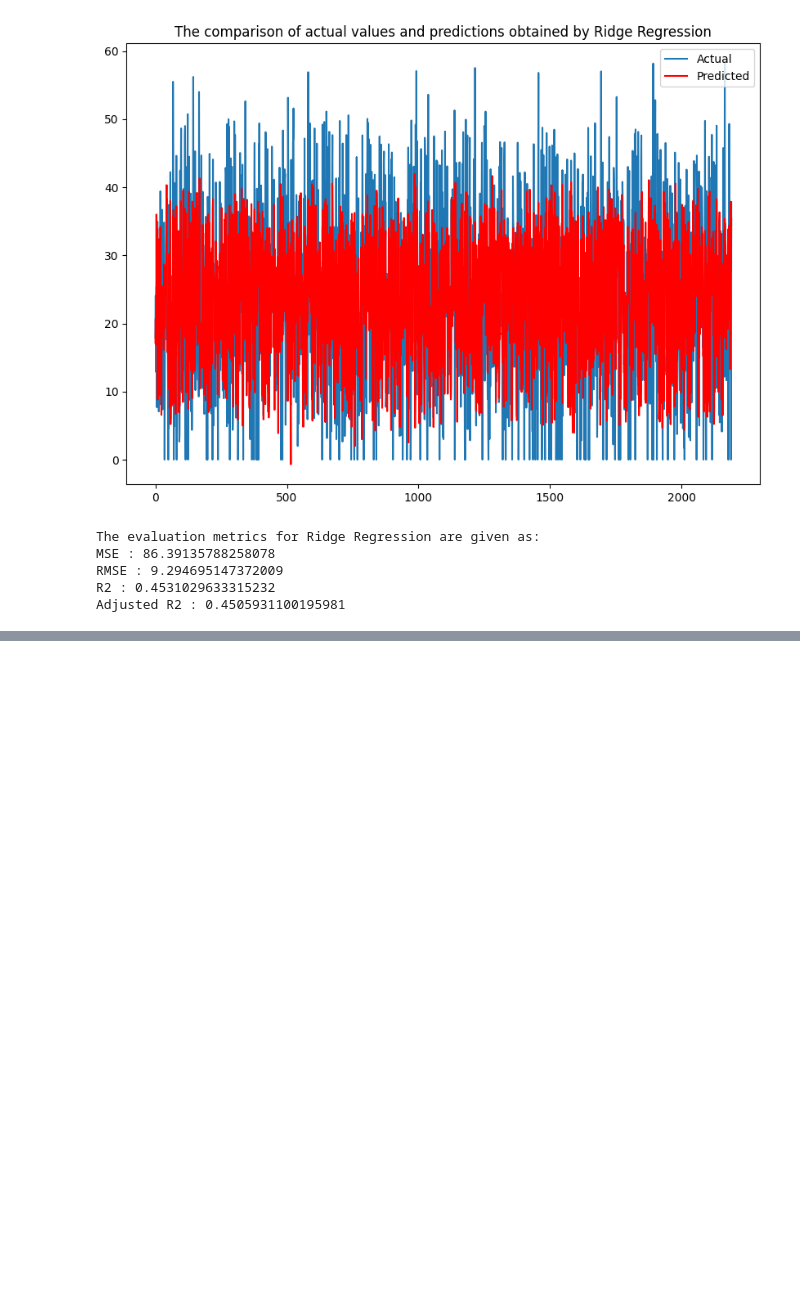
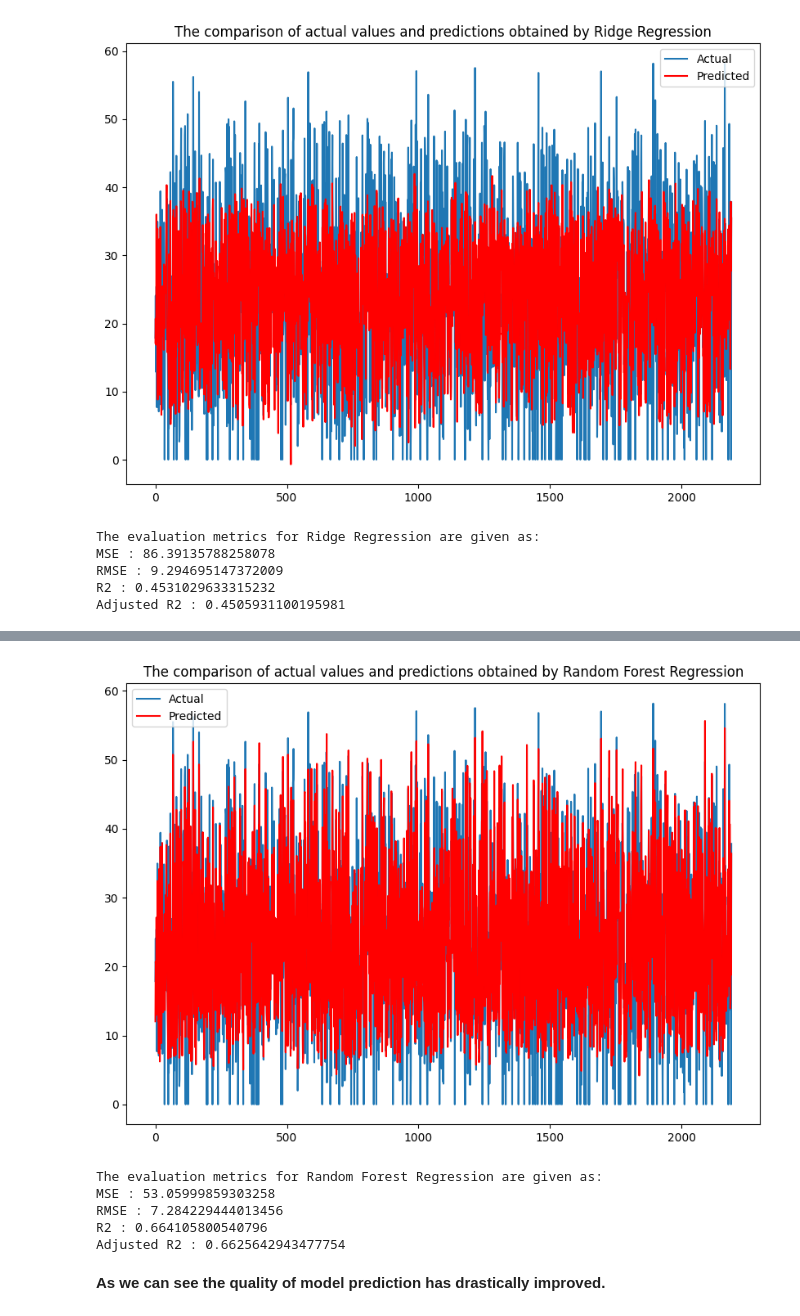
Before and after one commit to pravin2072/Bike_Sharing_Demand_Prediction_Capstone_Project_, a Jupyter notebook: Bike_sharing__demand_prediction21_4_23.ipynb, the cells around one changed output, grey strips where cells are left out. Cells and saved outputs as stored; diff of their text form; code cells hidden in the pictures; blank space fills up the shorter version.

```diff
--- a/Bike_sharing__demand_prediction21_4_23.ipynb
+++ b/Bike_sharing__demand_prediction21_4_23.ipynb
@@ -880,0 +930,14 @@ Adjusted R2 : 0.4505931100195981
+# %%
+#Creating a Random Forest Regression model using GridSearchCV
+rand_forest = RandomForestRegressor()
+
+
+parameters = {'n_estimators' : [int(x) for x in np.linspace(start=10,stop=20, num=5)],
+             'max_depth' : [10,15,20],
+             'min_samples_split':[2,4],
+             'min_samples_leaf':[1,2],
+             'bootstrap' : [True,False]
+             }
+
+rf_model_grid = GridSearchCV(rand_forest,parameters,scoring='r2',cv=5)
+rf_model_grid.fit(X_train,Y_train)
@@ -880,0 +959,22 @@ Adjusted R2 : 0.4505931100195981
+# %%
+#Fitting Random Forest model on the dataset with appropriate paramter values
+rf_model = RandomForestRegressor(bootstrap=True,max_depth=20,min_samples_leaf=2,min_samples_split=4,n_estimators=15).fit(X_train,Y_train)
+# %%
+#Predicting values of the independent variable on the test set
+Y_test_pred_rf = rf_model.predict(X_test)
+# %%
+#Plotting the comparison between actual and predicted values obtained by Random Forest Regression
+plot_comparison(Y_test_pred_rf,'Random Forest Regression')
+# %% [output]
+[figure, added]
+# %%
+#Calculating the evaluation metrics for Random Forest Regression
+eval_metrics(Y_test_pred_rf,'Random Forest Regression')
+# %% [output]
+The evaluation metrics for Random Forest Regression are given as:
+MSE : 53.05999859303258
+RMSE : 7.284229444013456
+R2 : 0.664105800540796
+Adjusted R2 : 0.6625642943477754
+# %% [markdown]
+<b>As we can see the quality of model prediction has drastically improved.</b>
```
Also changed, not shown: parts of 29 cells of this notebook.
